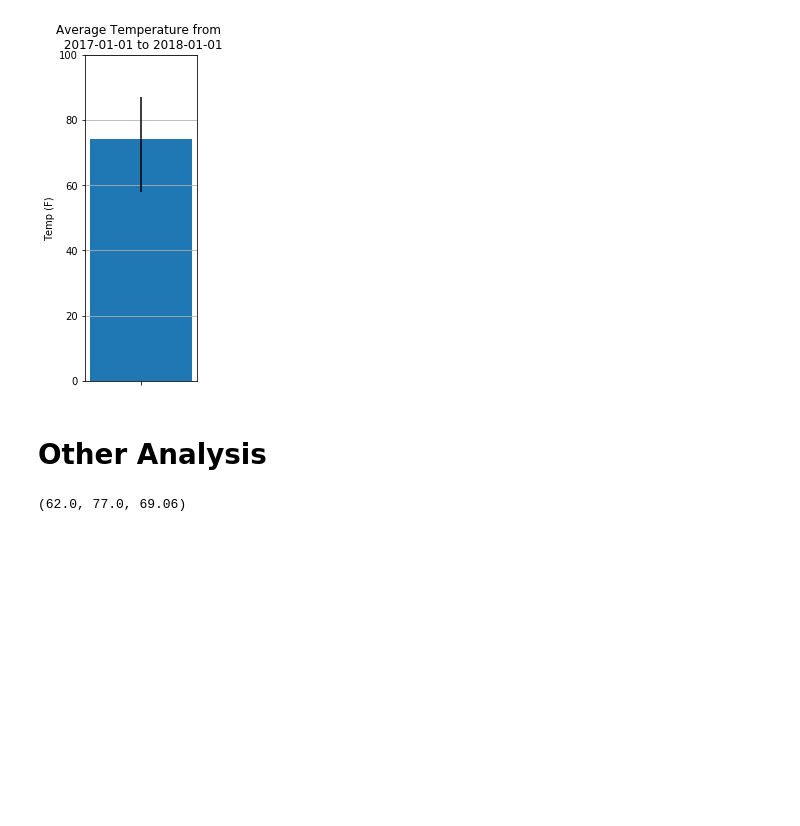
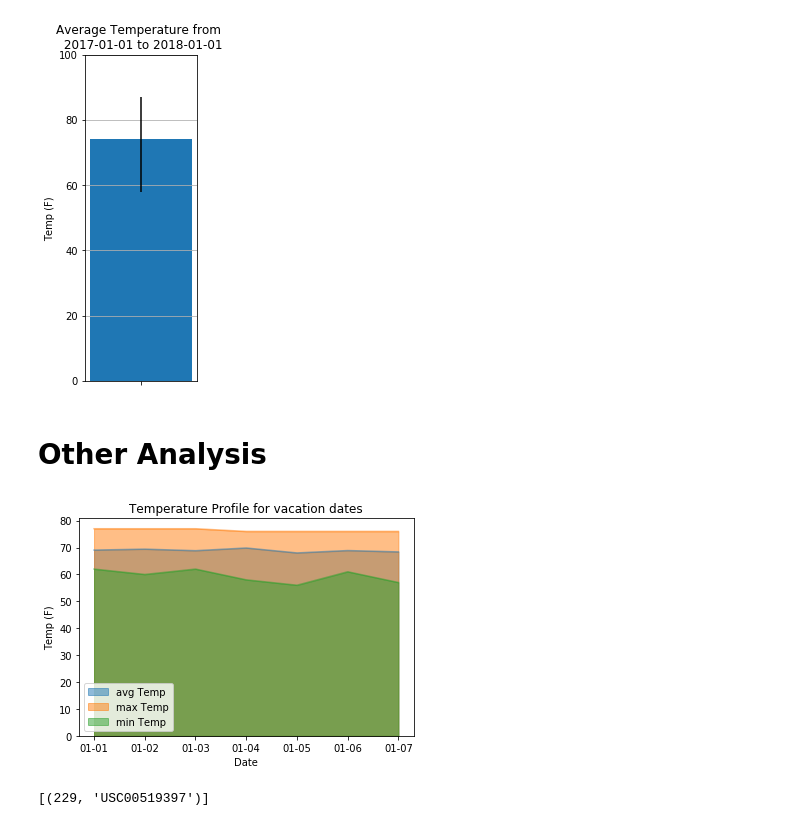
Before and after one commit to avlam/UCB-HW9, a Jupyter notebook: climate_analysis.ipynb, the cells around one changed output. Cells and saved outputs as stored; diff of their text form; code cells hidden in the pictures; blank space fills up the shorter version.

```diff
--- a/climate_analysis.ipynb
+++ b/climate_analysis.ipynb
@@ -147,13 +152,41 @@ plt.show()
 def daily_normals(query_date_str):
 #     date format: %m-%d
     query_date = datetime.strptime(query_date_str,'%m-%d')
-    query_result = session.query(func.min(Measurement.tobs),
-                                 func.max(Measurement.tobs),
-                                 func.avg(Measurement.tobs)).filter(
+    query_result = session.query(
+        func.min(Measurement.tobs),
+        func.max(Measurement.tobs),
+        func.avg(Measurement.tobs)).filter(
         extract('day', Measurement.date) == query_date.day).filter(
         extract('month', Measurement.date) == query_date.month).all()
     return query_result[0]
-# %%
-daily_normals('01-01')
-# %% [output]
-(62.0, 77.0, 69.06)
+# %%
+vacation_dates = ['01-01','01-02','01-03','01-04','01-05','01-06','01-07']
+vacation_df = pd.DataFrame({
+    'min Temp' : [],
+    'avg Temp' : [],
+    'max Temp' : []
+})
+for day in vacation_dates:
+    (t_min, t_max, t_avg) = daily_normals(day)
+    this_day_df = pd.DataFrame({
+        'min Temp' : t_min,
+        'avg Temp' : t_avg,
+        'max Temp' : t_max
+    },index=[day])
+    vacation_df = pd.concat([vacation_df,this_day_df],axis=0)
+# %%
+vacation_df.plot.area(stacked=False)
+plt.title('Temperature Profile for vacation dates')
+plt.xlabel('Date')
+plt.ylabel('Temp (F)')
+plt.show()
+# %% [output]
+[figure, added]
+# %%
+foo = session.query(func.count(Measurement.tobs).label('tobs_Count'),Measurement.station).group_by(
+    Measurement.station).filter(
+    Measurement.date.between(datetime.strptime('2017-01-01','%Y-%m-%d'),
+                             datetime.strptime('2017-12-31','%Y-%m-%d'))).subquery()
+session.query(func.max(foo.c.tobs_Count),Measurement.station).all()
+# %% [output]
+[(229, 'USC00519397')]
```
Also changed, not shown: parts of 5 cells of this notebook.
